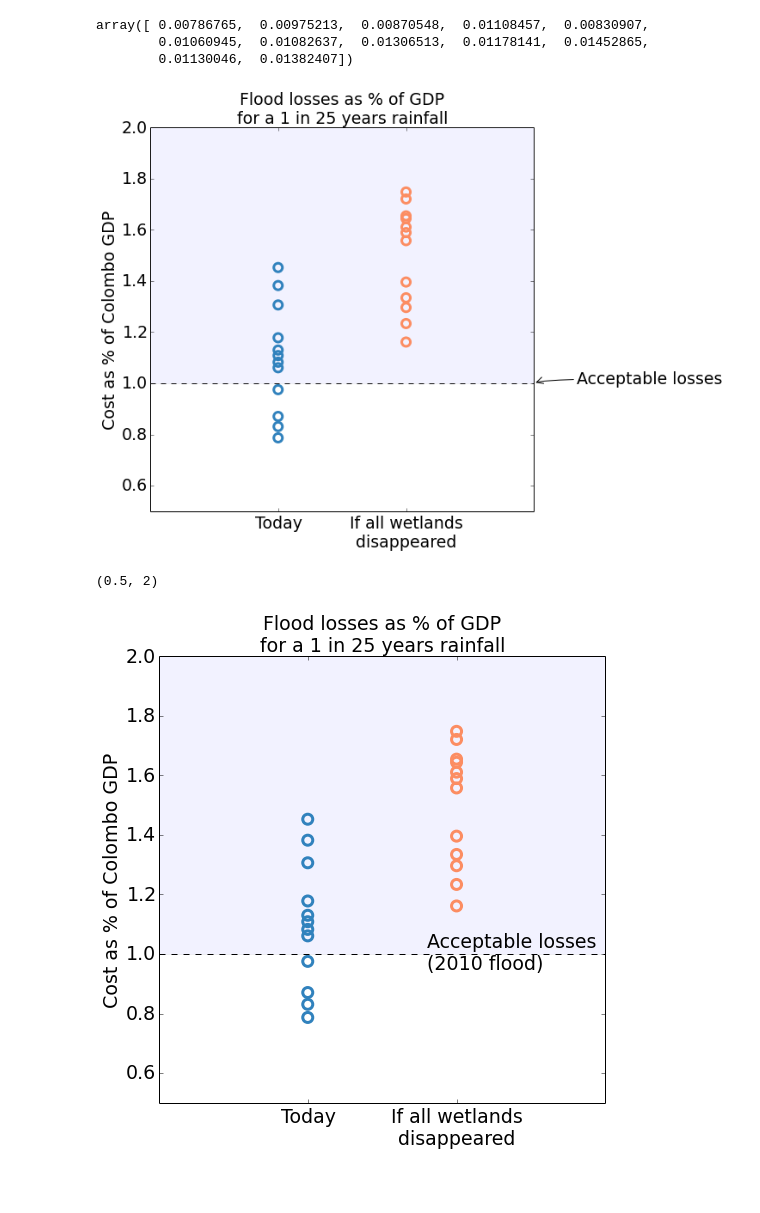
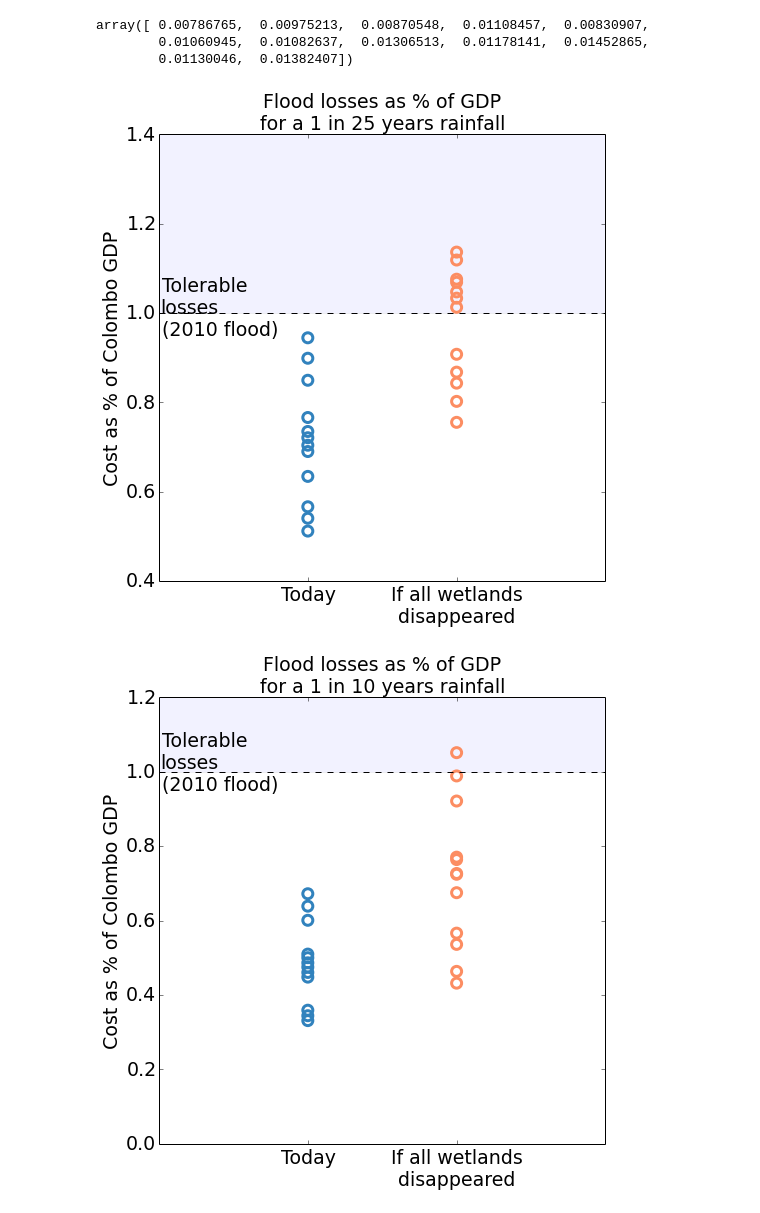
Before and after one commit to julierozz/create_files_for_mike11, a Jupyter notebook: water levels.ipynb, the cells around one changed output. Saved outputs shown, nothing was run; the diff lists cells and outputs as text; code cells hidden in the pictures; blank space fills up the shorter version.

```diff
--- a/water levels.ipynb
+++ b/water levels.ipynb
@@ -189,47 +140,39 @@ array([ 0.00786765,  0.00975213,  0.00870548,  0.01108457,  0.00830907,
 # %%
 font = {'family' : 'Bitstream Vera Sans',
         'weight' : 'normal',
         'size'   : 19}
 plt.rc('font', **font)
 plt.figure(figsize=(8,8))
 
 ax=plt.subplot(111)
 
 ax.fill_between([0,3], 1, 2,facecolor='blue',alpha=0.05)
 
 select = (water.return_period==25)&(water.wetland_loss==0)&(water.climate_change<2)
-y1=100*water.ix[select,"costestimated"]/0.65/gdp_2010
+y1=100*water.ix[select,"costestimated"]/gdp_2010
 plt.scatter([1]*len(y1),y1,marker='o',facecolors='none',edgecolors='#3182bd',linewidth='3',s=100,alpha=1)
 select2 = (water.return_period==25)&(water.wetland_loss==100)&(water.climate_change<2)
-y2=100*water.ix[select2,"costestimated"]/0.65/gdp_2010
+y2=100*water.ix[select2,"costestimated"]/gdp_2010
 plt.scatter([2]*len(y2),y2,marker='o',facecolors='none',edgecolors='#fc8d62',linewidth='3',s=100,alpha=1)
 
 plt.xticks([1,2])
 aa = ["Today", "If all wetlands\ndisappeared"]
 ax.set_xticklabels(aa)
 
 plt.plot([0,3],[1]*2,color="black",linestyle='--')
-plt.annotate('Acceptable losses', xy=(3, 1),  xycoords='data',
-                    xytext=(50, 0), textcoords='offset points',
-                    size=19,
-                    #bbox=dict(boxstyle="round", fc="0.8"),
-                    arrowprops=dict(arrowstyle="->",
-                                    fc="black", ec="black",
-                                    patchB=None,
-                                    connectionstyle="angle3,angleA=0,angleB=40"),
-                        )
+plt.annotate('Tolerable\nlosses\n(2010 flood)', xy=(0.02, 0.95))
 
 
 plt.title("Flood losses as % of GDP\nfor a 1 in 25 years rainfall",fontsize=19)
 
 plt.ylabel("Cost as % of Colombo GDP")
 
 ax.set_xlim([0,3])
-ax.set_ylim([0.5,2])
+ax.set_ylim([0.4,1.4])
 
-plt.savefig("ppt/parliament_today_losses.png",bbox_inches="tight",dpi=400)
+plt.savefig("ppt/one_in_25_today_losses.png",bbox_inches="tight",dpi=100)
 # %% [output]
-[figure, old version]
+[figure, new version]
 # %%
 font = {'family' : 'Bitstream Vera Sans',
         'weight' : 'normal',
@@ -241,11 +184,11 @@ ax=plt.subplot(111)
 
 ax.fill_between([0,3], 1, 2,facecolor='blue',alpha=0.05)
 
-select = (water.return_period==25)&(water.wetland_loss==0)&(water.climate_change<2)
-y1=100*water.ix[select,"costestimated"]/0.65/gdp_2010
+select = (water.return_period==10)&(water.wetland_loss==0)&(water.climate_change<2)
+y1=100*water.ix[select,"costestimated"]/gdp_2010
 plt.scatter([1]*len(y1),y1,marker='o',facecolors='none',edgecolors='#3182bd',linewidth='3',s=100,alpha=1)
-select2 = (water.return_period==25)&(water.wetland_loss==100)&(water.climate_change<2)
-y2=100*water.ix[select2,"costestimated"]/0.65/gdp_2010
+select2 = (water.return_period==10)&(water.wetland_loss==100)&(water.climate_change<2)
+y2=100*water.ix[select2,"costestimated"]/gdp_2010
 plt.scatter([2]*len(y2),y2,marker='o',facecolors='none',edgecolors='#fc8d62',linewidth='3',s=100,alpha=1)
 
 plt.xticks([1,2])
@@ -253,17 +196,16 @@ aa = ["Today", "If all wetlands\ndisappeared"]
 ax.set_xticklabels(aa)
 
 plt.plot([0,3],[1]*2,color="black",linestyle='--')
-plt.annotate('Acceptable losses\n(2010 flood)', xy=(1.8, 0.95))
+plt.annotate('Tolerable\nlosses\n(2010 flood)', xy=(0.02, 0.95))
 
 
-plt.title("Flood losses as % of GDP\nfor a 1 in 25 years rainfall",fontsize=19)
+plt.title("Flood losses as % of GDP\nfor a 1 in 10 years rainfall",fontsize=19)
 
 plt.ylabel("Cost as % of Colombo GDP")
 
 ax.set_xlim([0,3])
-ax.set_ylim([0.5,2])
+ax.set_ylim([0.,1.2])
 
-#plt.savefig("ppt/parliament_today_losses_paper.png",bbox_inches="tight",dpi=400)
+plt.savefig("ppt/one_in_10_today_losses.png",bbox_inches="tight",dpi=100)
 # %% [output]
-(0.5, 2)
-[figure, old version]
+[figure, new version]
```
Also changed, not shown: parts of 4 cells of this notebook, 2 other files.
